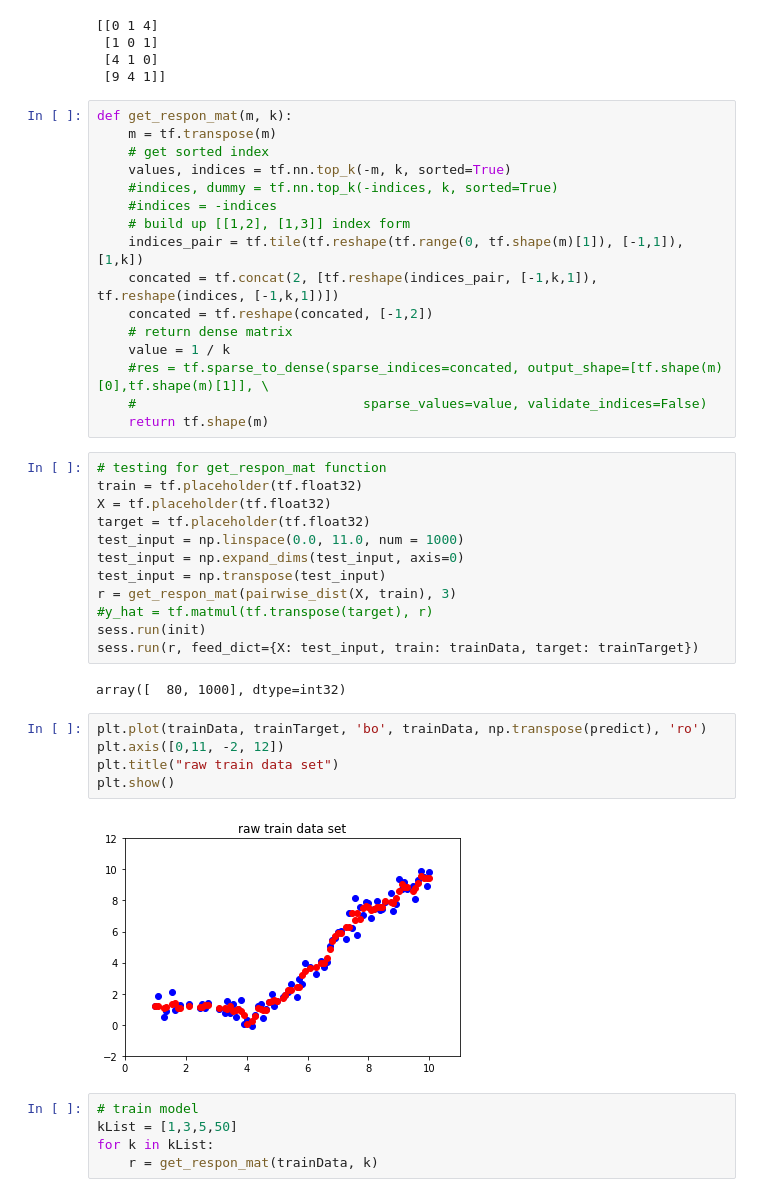
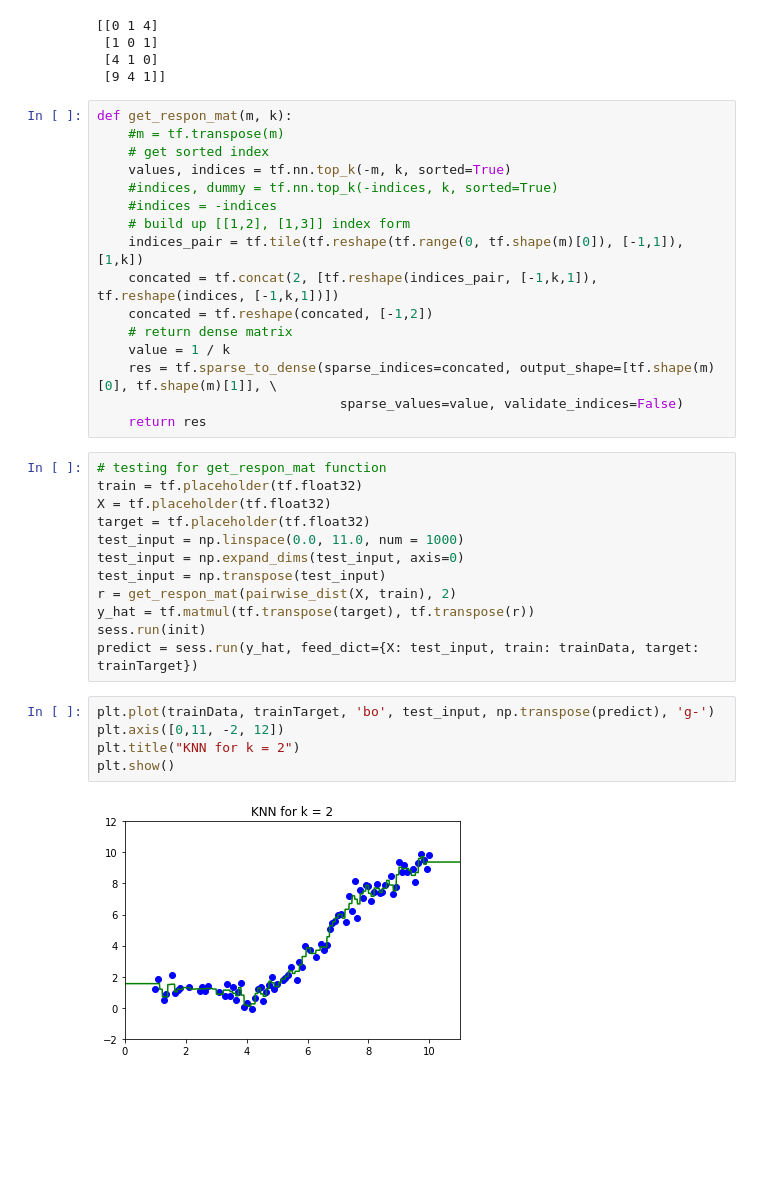
Before and after one commit to lidaiqing/Inference-MachineLearning, a Jupyter notebook: A1/code/a1.ipynb, the cells around one changed output. Drawn from its saved outputs; the diff is of its cells as text; blank space fills up the shorter version.

```diff
--- a/A1/code/a1.ipynb
+++ b/A1/code/a1.ipynb
@@ -39,20 +40,20 @@ print(sess.run(pairwise_dist(x,z)))
  [9 4 1]]
 # %%
 def get_respon_mat(m, k):
-    m = tf.transpose(m)
+    #m = tf.transpose(m)
     # get sorted index
     values, indices = tf.nn.top_k(-m, k, sorted=True)
     #indices, dummy = tf.nn.top_k(-indices, k, sorted=True)
     #indices = -indices
     # build up [[1,2], [1,3]] index form
-    indices_pair = tf.tile(tf.reshape(tf.range(0, tf.shape(m)[1]), [-1,1]), [1,k])
+    indices_pair = tf.tile(tf.reshape(tf.range(0, tf.shape(m)[0]), [-1,1]), [1,k])
     concated = tf.concat(2, [tf.reshape(indices_pair, [-1,k,1]), tf.reshape(indices, [-1,k,1])])
     concated = tf.reshape(concated, [-1,2])
     # return dense matrix
     value = 1 / k
-    #res = tf.sparse_to_dense(sparse_indices=concated, output_shape=[tf.shape(m)[0],tf.shape(m)[1]], \
-    #                             sparse_values=value, validate_indices=False)
-    return tf.shape(m)
+    res = tf.sparse_to_dense(sparse_indices=concated, output_shape=[tf.shape(m)[0], tf.shape(m)[1]], \
+                               sparse_values=value, validate_indices=False)
+    return res
 # %%
 # testing for get_respon_mat function
 train = tf.placeholder(tf.float32)
@@ -61,21 +62,14 @@ target = tf.placeholder(tf.float32)
 test_input = np.linspace(0.0, 11.0, num = 1000)
 test_input = np.expand_dims(test_input, axis=0)
 test_input = np.transpose(test_input)
-r = get_respon_mat(pairwise_dist(X, train), 3)
-#y_hat = tf.matmul(tf.transpose(target), r)
+r = get_respon_mat(pairwise_dist(X, train), 2)
+y_hat = tf.matmul(tf.transpose(target), tf.transpose(r))
 sess.run(init)
-sess.run(r, feed_dict={X: test_input, train: trainData, target: trainTarget})
+predict = sess.run(y_hat, feed_dict={X: test_input, train: trainData, target: trainTarget})
-# %% [output]
-array([  80, 1000], dtype=int32)
 # %%
-plt.plot(trainData, trainTarget, 'bo', trainData, np.transpose(predict), 'ro')
+plt.plot(trainData, trainTarget, 'bo', test_input, np.transpose(predict), 'g-')
 plt.axis([0,11, -2, 12])
-plt.title("raw train data set")
+plt.title("KNN for k = 2")
 plt.show()
 # %% [output]
-[figure, old version]
+[figure, new version]
-# %%
-# train model
-kList = [1,3,5,50]
-for k in kList:
-    r = get_respon_mat(trainData, k)
```
Also changed, not shown: parts of 9 cells of this notebook, 1 other file.
